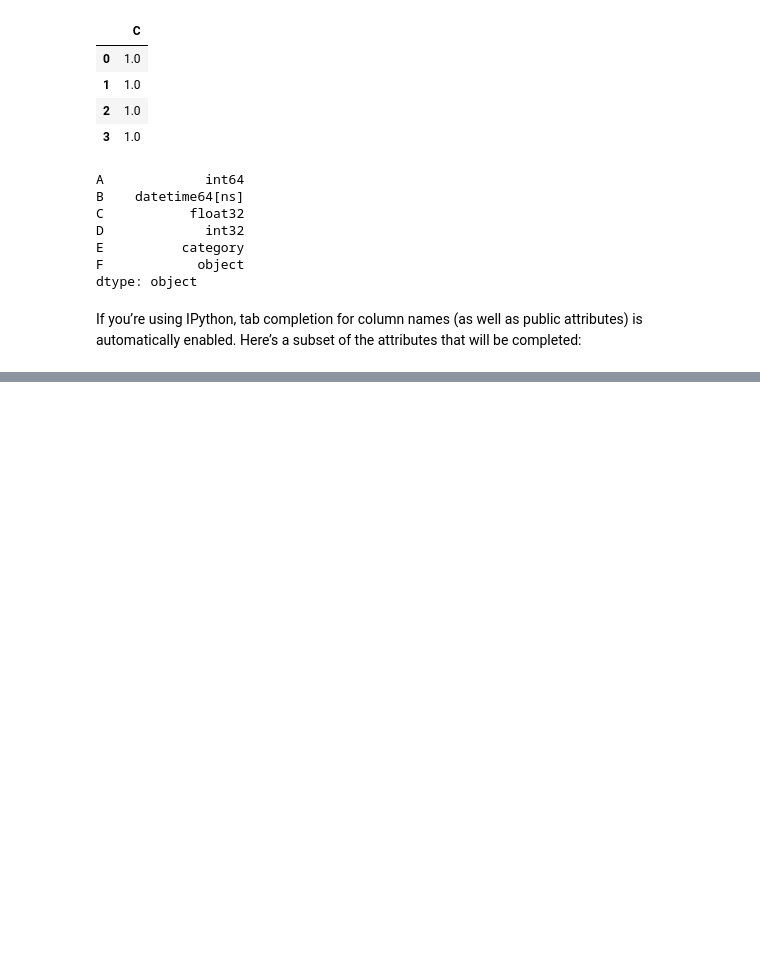
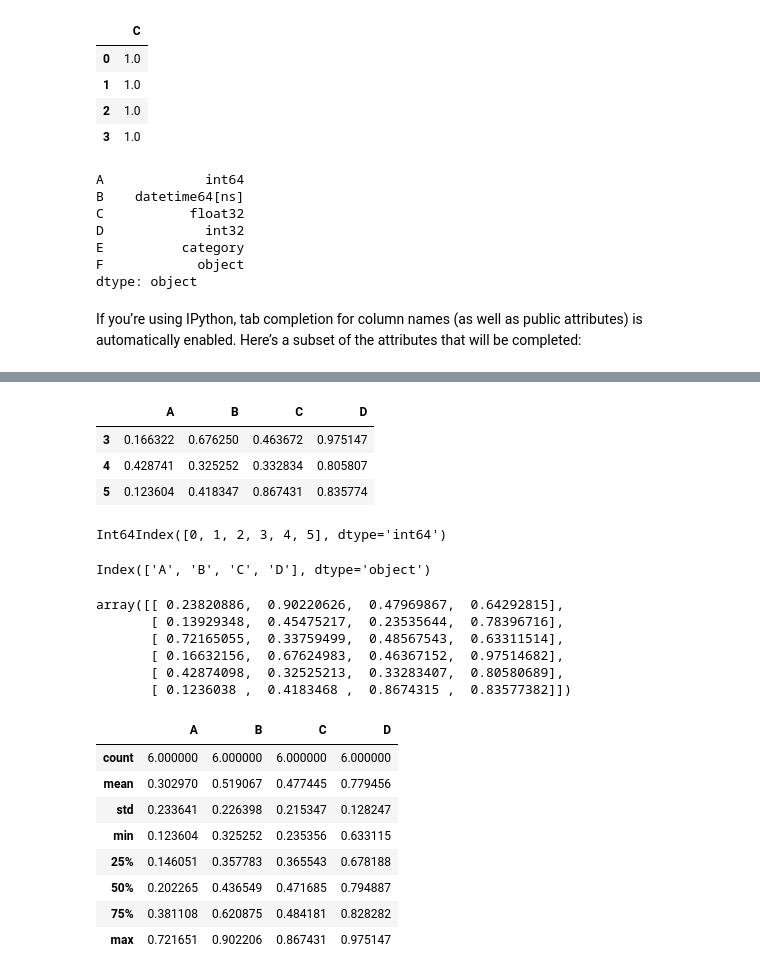
Before and after one commit to sunjung/pandas, a Jupyter notebook: 20170803_10min_pandas.ipynb, the cells around one changed output, grey strips where cells are left out. Drawn from its saved outputs; the diff is of its cells as text; code cells hidden in the pictures; blank space fills up the shorter version.

```diff
--- a/20170803_10min_pandas.ipynb
+++ b/20170803_10min_pandas.ipynb
@@ -93,0 +129,36 @@ If you’re using IPython, tab completion for column names (as well as public at
+# %%
+df.tail(3)
+# %% [output]
+|  | A | B | C | D |
+| 3 | 0.166322 | 0.676250 | 0.463672 | 0.975147 |
+| 4 | 0.428741 | 0.325252 | 0.332834 | 0.805807 |
+| 5 | 0.123604 | 0.418347 | 0.867431 | 0.835774 |
+# %%
+df.index
+# %% [output]
+Int64Index([0, 1, 2, 3, 4, 5], dtype='int64')
+# %%
+df.columns
+# %% [output]
+Index(['A', 'B', 'C', 'D'], dtype='object')
+# %%
+df.values
+# %% [output]
+array([[ 0.23820886,  0.90220626,  0.47969867,  0.64292815],
+       [ 0.13929348,  0.45475217,  0.23535644,  0.78396716],
+       [ 0.72165055,  0.33759499,  0.48567543,  0.63311514],
+       [ 0.16632156,  0.67624983,  0.46367152,  0.97514682],
+       [ 0.42874098,  0.32525213,  0.33283407,  0.80580689],
+       [ 0.1236038 ,  0.4183468 ,  0.8674315 ,  0.83577382]])
+# %%
+df.describe()
+# %% [output]
+|  | A | B | C | D |
+| count | 6.000000 | 6.000000 | 6.000000 | 6.000000 |
+| mean | 0.302970 | 0.519067 | 0.477445 | 0.779456 |
+| std | 0.233641 | 0.226398 | 0.215347 | 0.128247 |
+| min | 0.123604 | 0.325252 | 0.235356 | 0.633115 |
+| 25% | 0.146051 | 0.357783 | 0.365543 | 0.678188 |
+| 50% | 0.202265 | 0.436549 | 0.471685 | 0.794887 |
+| 75% | 0.381108 | 0.620875 | 0.484181 | 0.828282 |
+| max | 0.721651 | 0.902206 | 0.867431 | 0.975147 |
```
Also changed, not shown: parts of 29 cells of this notebook.
